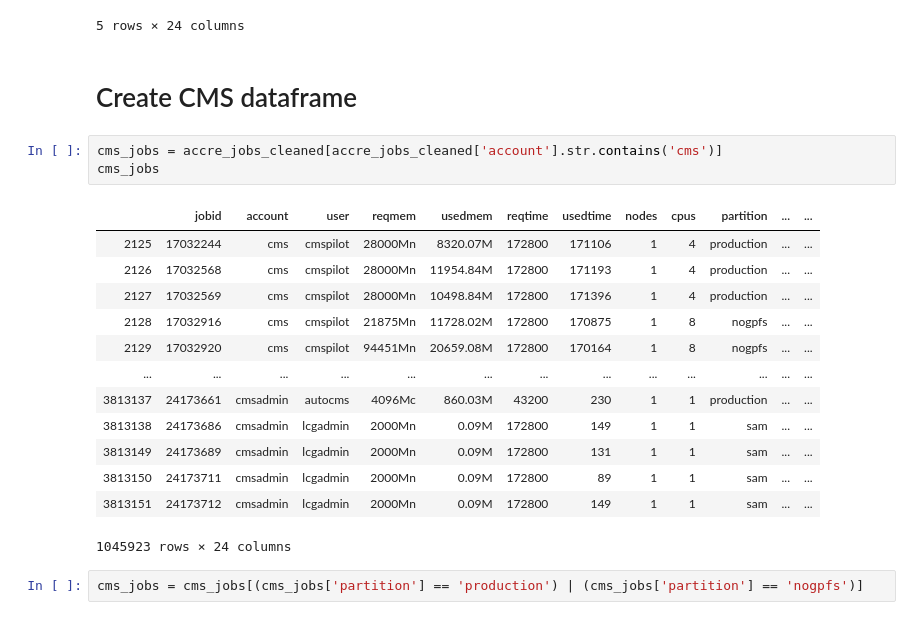
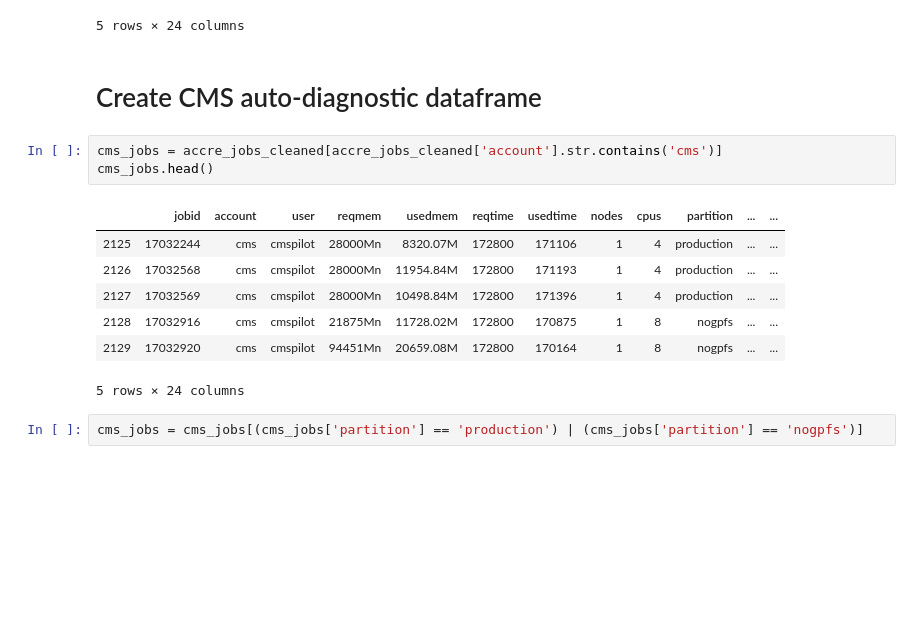
Before and after one commit to nss-data-science-cohort-4/dq2-accre-amd, a Jupyter notebook: notebooks/cms_jobs_2020.ipynb, the cells around one changed output. Saved outputs shown, nothing was run; the diff lists cells and outputs as text; blank space fills up the shorter version.

```diff
--- a/notebooks/cms_jobs_2020.ipynb
+++ b/notebooks/cms_jobs_2020.ipynb
@@ -89,24 +83,18 @@ accre_jobs_cleaned.head()
 | 4 | 16251646 | treviso | arabella | 122880Mn | 65876.11M | 1188000 | 1188003 | 1 | 24 | production | ... | ... |
 5 rows × 24 columns
 # %% [markdown]
-# Create CMS dataframe
+# Create CMS auto-diagnostic dataframe
 # %%
 cms_jobs = accre_jobs_cleaned[accre_jobs_cleaned['account'].str.contains('cms')]
-cms_jobs
+cms_jobs.head()
 # %% [output]
 |  | jobid | account | user | reqmem | usedmem | reqtime | usedtime | nodes | cpus | partition | ... | ... |
 | 2125 | 17032244 | cms | cmspilot | 28000Mn | 8320.07M | 172800 | 171106 | 1 | 4 | production | ... | ... |
 | 2126 | 17032568 | cms | cmspilot | 28000Mn | 11954.84M | 172800 | 171193 | 1 | 4 | production | ... | ... |
 | 2127 | 17032569 | cms | cmspilot | 28000Mn | 10498.84M | 172800 | 171396 | 1 | 4 | production | ... | ... |
 | 2128 | 17032916 | cms | cmspilot | 21875Mn | 11728.02M | 172800 | 170875 | 1 | 8 | nogpfs | ... | ... |
 | 2129 | 17032920 | cms | cmspilot | 94451Mn | 20659.08M | 172800 | 170164 | 1 | 8 | nogpfs | ... | ... |
-| ... | ... | ... | ... | ... | ... | ... | ... | ... | ... | ... | ... | ... |
-| 3813137 | 24173661 | cmsadmin | autocms | 4096Mc | 860.03M | 43200 | 230 | 1 | 1 | production | ... | ... |
-| 3813138 | 24173686 | cmsadmin | lcgadmin | 2000Mn | 0.09M | 172800 | 149 | 1 | 1 | sam | ... | ... |
-| 3813149 | 24173689 | cmsadmin | lcgadmin | 2000Mn | 0.09M | 172800 | 131 | 1 | 1 | sam | ... | ... |
-| 3813150 | 24173711 | cmsadmin | lcgadmin | 2000Mn | 0.09M | 172800 | 89 | 1 | 1 | sam | ... | ... |
-| 3813151 | 24173712 | cmsadmin | lcgadmin | 2000Mn | 0.09M | 172800 | 149 | 1 | 1 | sam | ... | ... |
-1045923 rows × 24 columns
+5 rows × 24 columns
 # %%
 cms_jobs = cms_jobs[(cms_jobs['partition'] == 'production') | (cms_jobs['partition'] == 'nogpfs')]
 # %%
```
Also changed, not shown: parts of 41 cells of this notebook.
